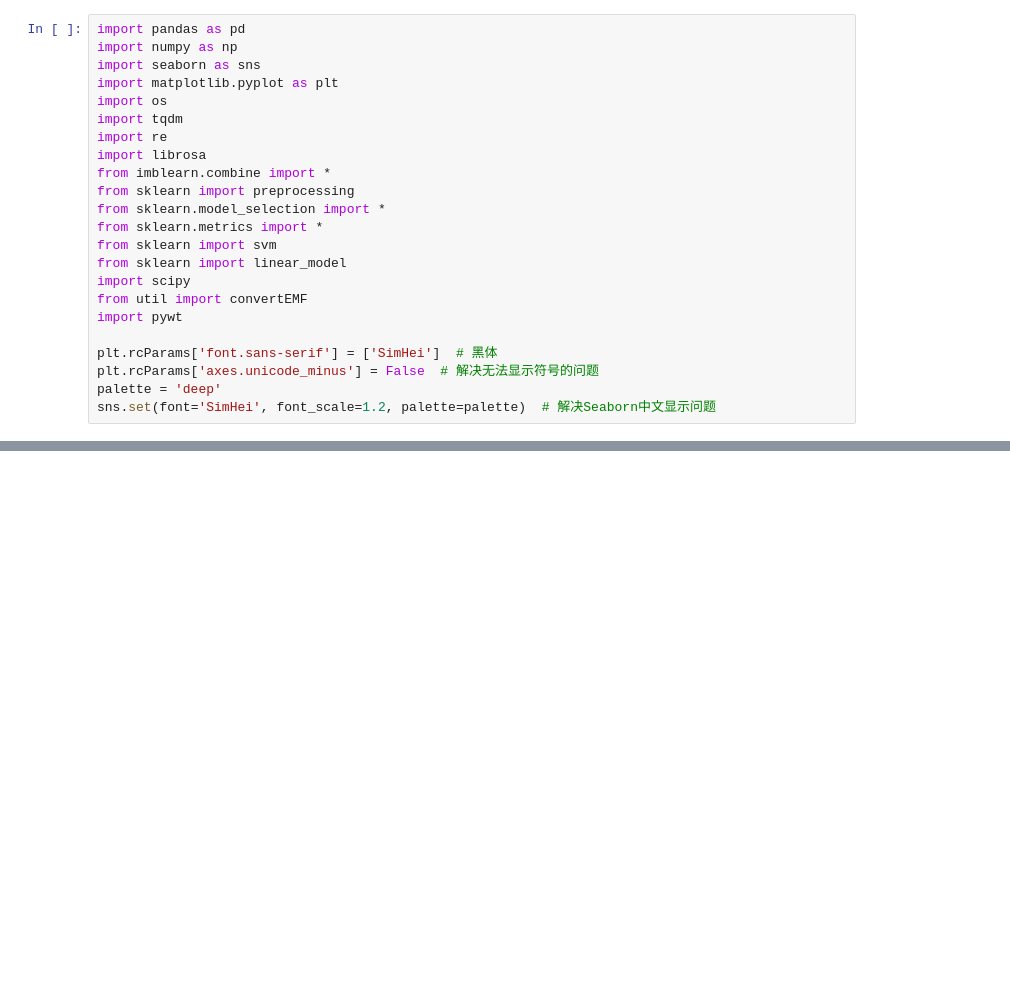
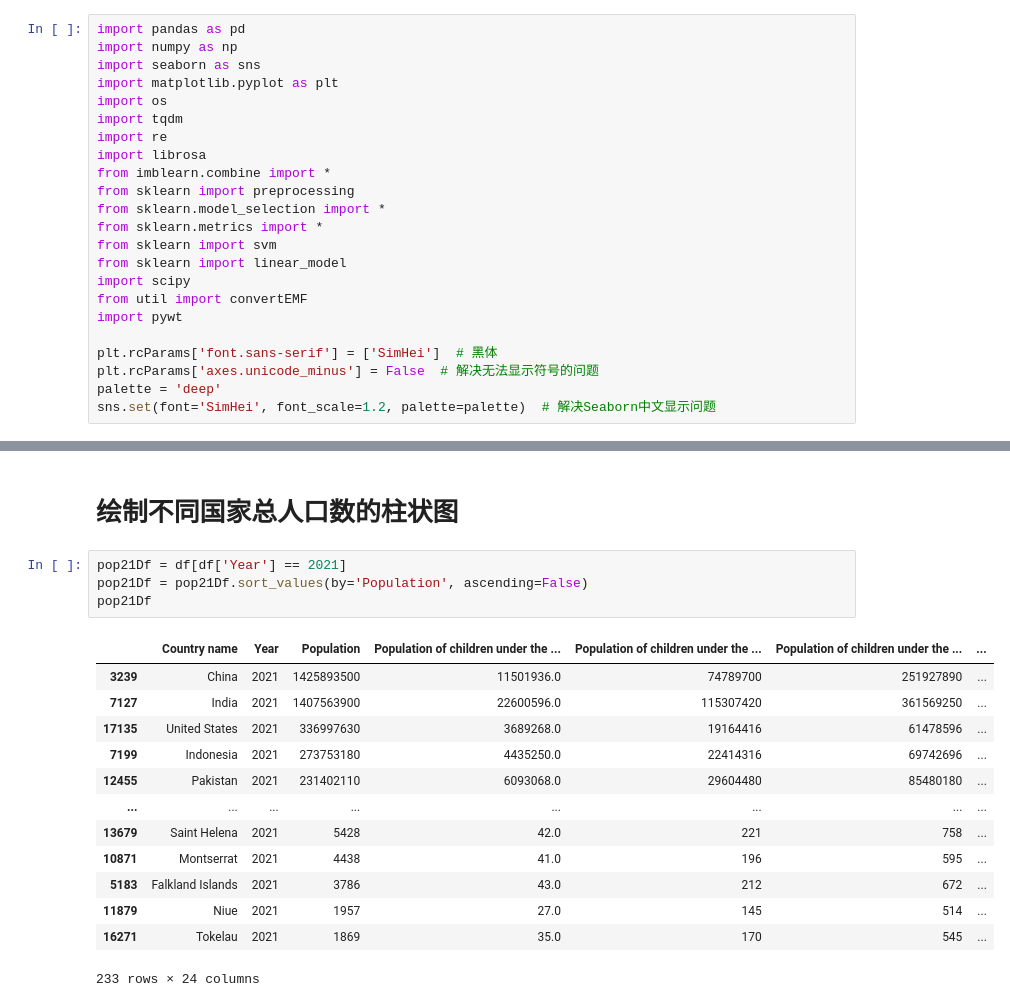
Before and after one commit to james-curtis/2023NDSACCS, a Jupyter notebook: T2/main2.ipynb, the cells around one changed output, grey strips where cells are left out. Saved outputs shown, nothing was run; the diff lists cells and outputs as text; blank space fills up the shorter version.

```diff
--- a/T2/main2.ipynb
+++ b/T2/main2.ipynb
@@ -65,0 +69,20 @@ delList 15 ['Asia (UN)' 'High-income countries'
+# %% [markdown]
+# 绘制不同国家总人口数的柱状图
+# %%
+pop21Df = df[df['Year'] == 2021]
+pop21Df = pop21Df.sort_values(by='Population', ascending=False)
+pop21Df
+# %% [output]
+|  | Country name | Year | Population | Population of children under the ... | Population of children under the ... | Population of children under the ... | ... |
+| 3239 | China | 2021 | 1425893500 | 11501936.0 | 74789700 | 251927890 | ... |
+| 7127 | India | 2021 | 1407563900 | 22600596.0 | 115307420 | 361569250 | ... |
+| 17135 | United States | 2021 | 336997630 | 3689268.0 | 19164416 | 61478596 | ... |
+| 7199 | Indonesia | 2021 | 273753180 | 4435250.0 | 22414316 | 69742696 | ... |
+| 12455 | Pakistan | 2021 | 231402110 | 6093068.0 | 29604480 | 85480180 | ... |
+| ... | ... | ... | ... | ... | ... | ... | ... |
+| 13679 | Saint Helena | 2021 | 5428 | 42.0 | 221 | 758 | ... |
+| 10871 | Montserrat | 2021 | 4438 | 41.0 | 196 | 595 | ... |
+| 5183 | Falkland Islands | 2021 | 3786 | 43.0 | 212 | 672 | ... |
+| 11879 | Niue | 2021 | 1957 | 27.0 | 145 | 514 | ... |
+| 16271 | Tokelau | 2021 | 1869 | 35.0 | 170 | 545 | ... |
+233 rows × 24 columns
```
Also changed, not shown: parts of 5 cells of this notebook, 1 other file.
